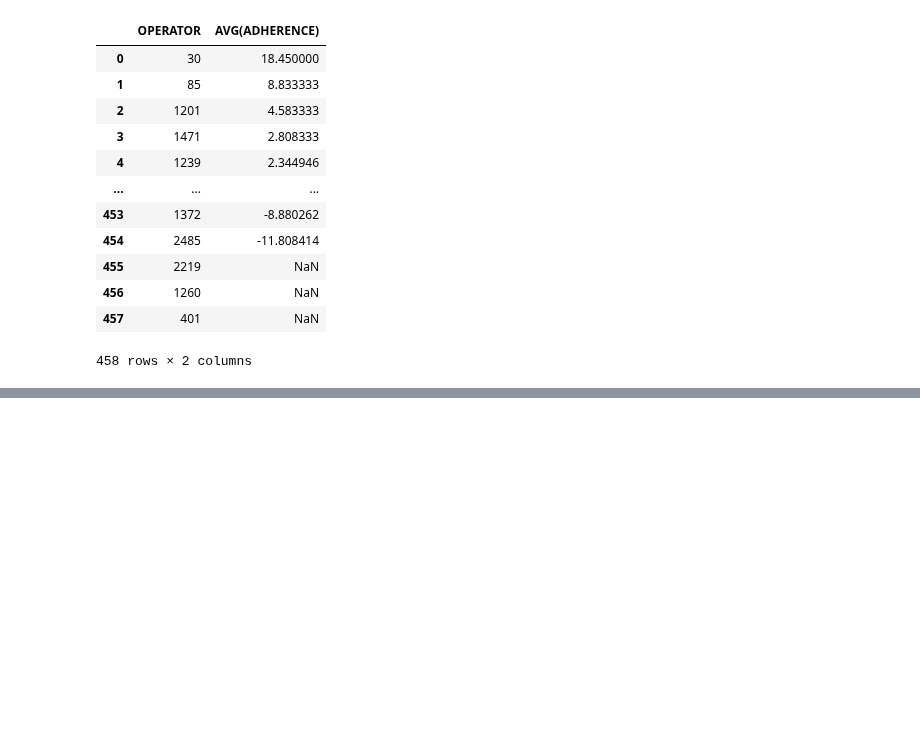
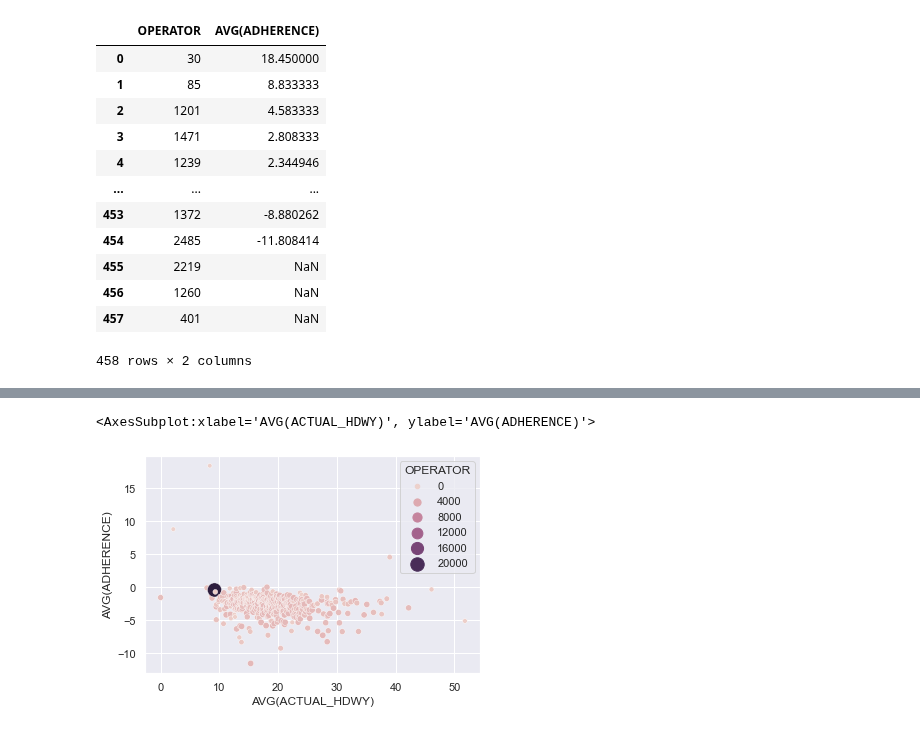
Before and after one commit to NSS-Data-Analytics-Cohort-7/wego-shut_up_and_take_my_query, a Jupyter notebook: WeGo/notebooks/Untitled.ipynb, the cells around one changed output, grey strips where cells are left out. Cells and saved outputs as stored; diff of their text form; code cells hidden in the pictures; blank space fills up the shorter version.

```diff
--- a/WeGo/notebooks/Untitled.ipynb
+++ b/WeGo/notebooks/Untitled.ipynb
@@ -162,0 +211,5 @@ head_way1= 'SELECT OPERATOR, AVG(ADHERENCE), AVG'
+# %%
+head_way1= 'SELECT OPERATOR, AVG(ADHERENCE), AVG(ACTUAL_HDWY) FROM question_3 WHERE ACTUAL_HDWY IS NOT NULL GROUP BY OPERATOR ORDER BY AVG(ACTUAL_HDWY) ASC'
+sqldf(head_way1, globals())
+adher_headway = sqldf(head_way1,globals())
+adher_headway
@@ -162,0 +267,5 @@ head_way1= 'SELECT OPERATOR, AVG(ADHERENCE), AVG'
+# %%
+sns.scatterplot(data=adher_headway, x='AVG(ACTUAL_HDWY)', y='AVG(ADHERENCE)', hue='OPERATOR', size='OPERATOR', sizes=(20,200))
+# %% [output]
+<AxesSubplot:xlabel='AVG(ACTUAL_HDWY)', ylabel='AVG(ADHERENCE)'>
+[figure, added]
```
Also changed, not shown: parts of 11 cells of this notebook.
